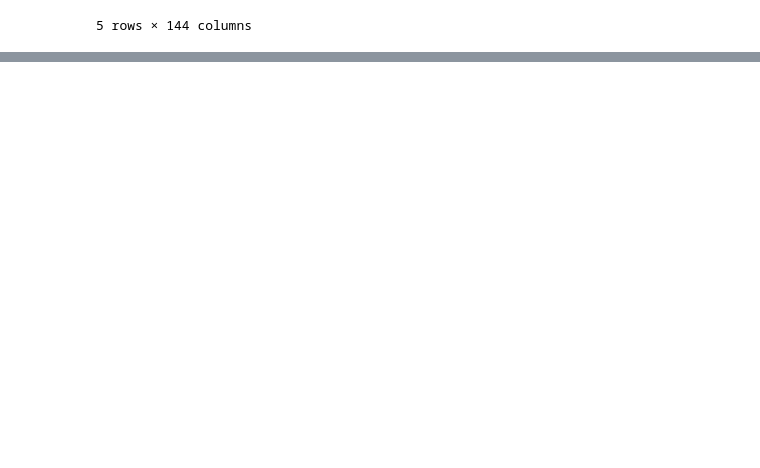
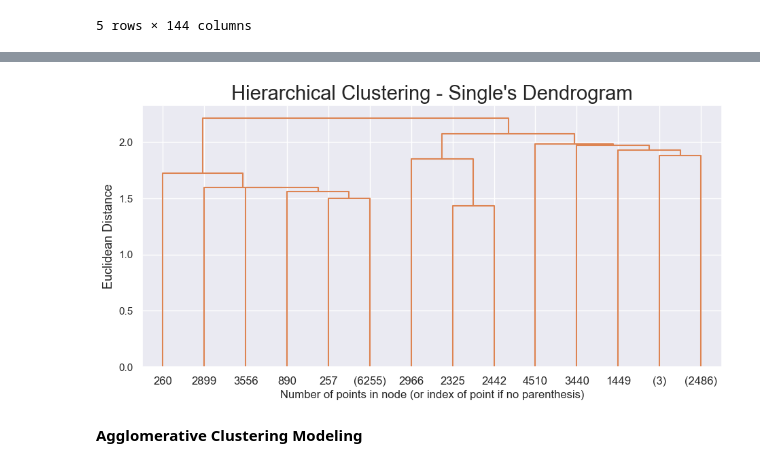
Before and after one commit to NassarX/insurance-customers-segmentation, a Jupyter notebook: a2z_insurance.ipynb, the cells around one changed output, grey strips where cells are left out. Cells and saved outputs as stored; diff of their text form; code cells hidden in the pictures; blank space fills up the shorter version.

Commit message:
Agglomerative Clustering

```diff
--- a/a2z_insurance.ipynb
+++ b/a2z_insurance.ipynb
@@ -1654,0 +1671,8 @@ clusters_df.groupby('cluster').describe()
+# %%
+from sklearn.cluster import AgglomerativeClustering
+
+# Define the hyper-parameters to tune
+param_grid = {'n_clusters': [2, 3, 4, 5], 'linkage': ['single', 'ward', 'complete'], 'affinity': ['euclidean']}
+grid, best_params = hyperparameter_tuning(model_=AgglomerativeClustering(), grid_params=param_grid, data=a2z_scaled_df, scoring=silhouette_score)
+
+best_params
@@ -1654,0 +1685,6 @@ clusters_df.groupby('cluster').describe()
+# %%
+plot_dendrogram(data=a2z_scaled_df, linkage_=best_params['linkage'], distance=best_params['affinity'])
+# %% [output]
+[figure, added]
+# %% [markdown]
+__Agglomerative Clustering Modeling__
```
Also changed, not shown: parts of 16 cells of this notebook, 2 other files.
